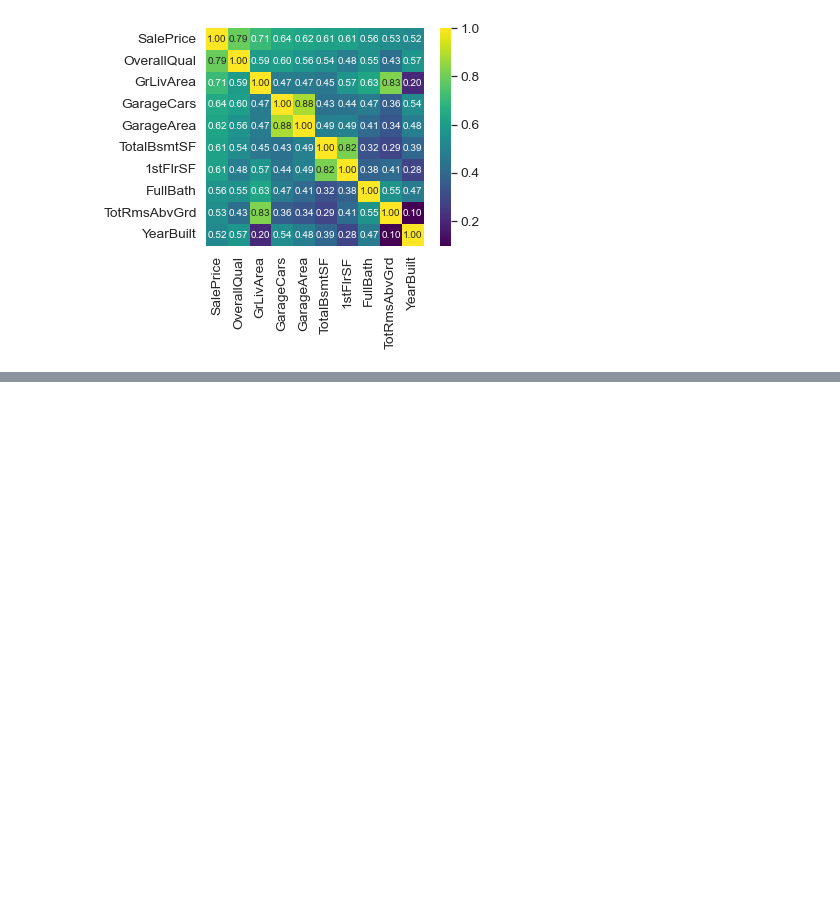
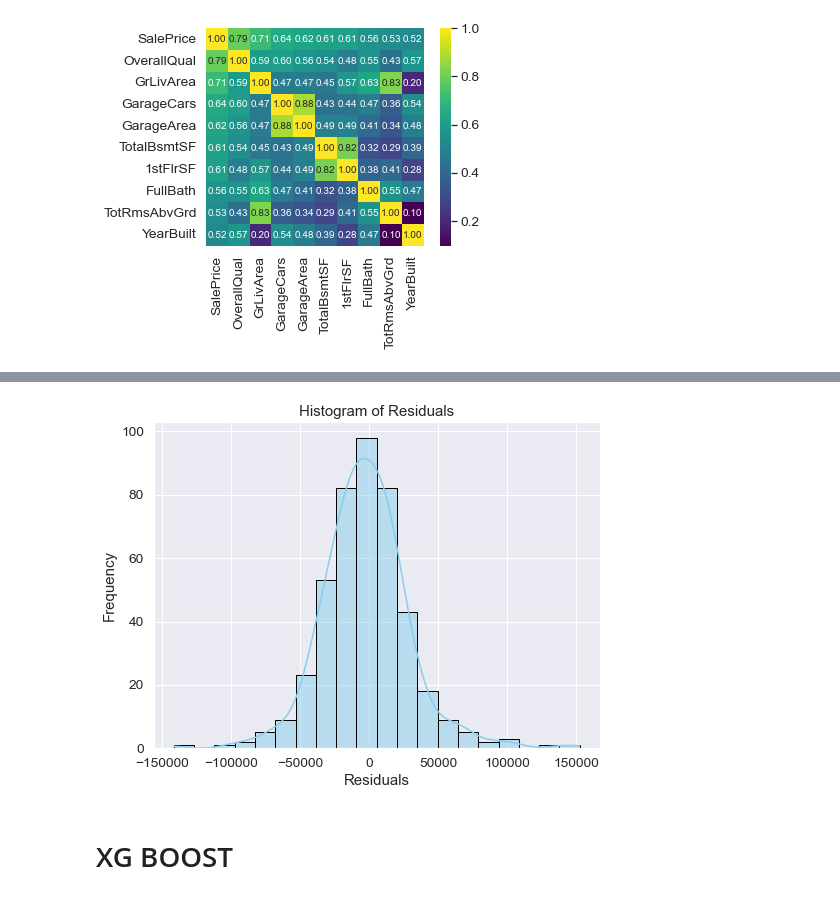
Before and after one commit to Abeermathur7/RealEstateModeling, a Jupyter notebook: RealEstatePropertyPriceFeatureAnalysis.ipynb, the cells around one changed output, grey strips where cells are left out. Cells and saved outputs as stored; diff of their text form; code cells hidden in the pictures; blank space fills up the shorter version.

```diff
--- a/RealEstatePropertyPriceFeatureAnalysis.ipynb
+++ b/RealEstatePropertyPriceFeatureAnalysis.ipynb
@@ -147,3 +202,21 @@ plt.show()
+# %%
+import matplotlib.pyplot as plt
+import seaborn as sns
+
+# Set a custom color palette
+sns.set_palette("pastel")
+
+# Checking Normality of errors using distplot
+plt.figure(figsize=(8, 6))
+sns.histplot(y_test - y_test_pred, kde=True, color='skyblue', bins=20, edgecolor='black')
+plt.title("Histogram of Residuals")
+plt.xlabel("Residuals")
+plt.ylabel("Frequency")
+plt.show()
+# %% [output]
+[figure, added]
+# %% [markdown]
+# XG BOOST
 # %%
 print('------------XGBoost Regressor-----------------')
 # Import XGBoost Regressor
```
Also changed, not shown: parts of 29 cells of this notebook.
